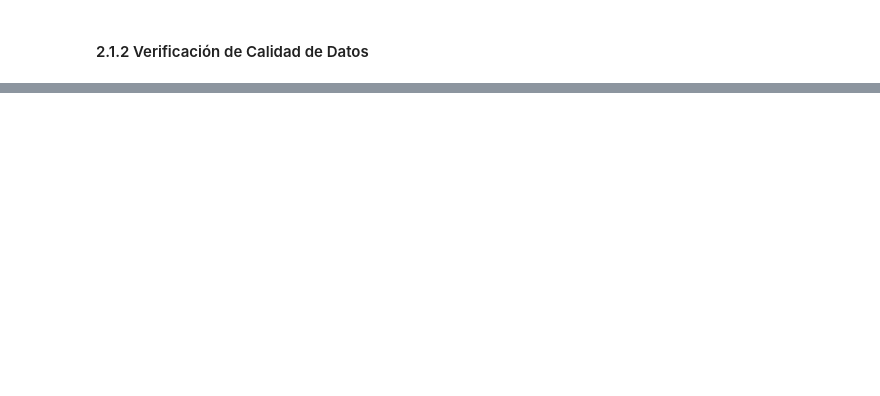
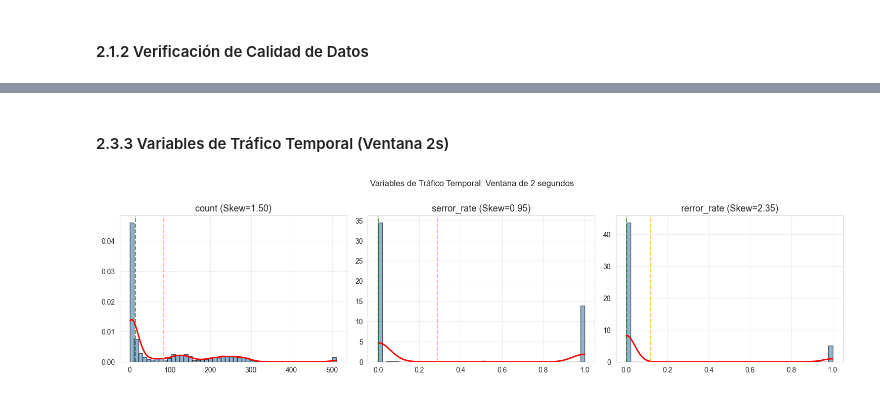
Before and after one commit to ChertaPro/Deteccion-de-Intrusiones-y-Analisis-de-Anomalias-en-Trafico-de-Red-mediante-Tecnicas-Estadasticas, a Jupyter notebook: Detección-de-Intrusiones-y-Análisis-de-Anomalías-en-Tráfico-de-Red-mediante-Técnicas-Estadísticas.ipynb, the cells around one changed output, grey strips where cells are left out. Saved outputs shown, nothing was run; the diff lists cells and outputs as text; code cells hidden in the pictures; blank space fills up the shorter version.

```diff
--- a/Detección-de-Intrusiones-y-Análisis-de-Anomalías-en-Tráfico-de-Red-mediante-Técnicas-Estadísticas.ipynb
+++ b/Detección-de-Intrusiones-y-Análisis-de-Anomalías-en-Tráfico-de-Red-mediante-Técnicas-Estadísticas.ipynb
@@ -3148,0 +594,28 @@ Componente      Coeficiente     Dirección
+# %% [markdown]
+#### 2.3.3 Variables de Tráfico Temporal (Ventana 2s)
+# %%
+# Variables temporales más relevantes
+temporal_viz = ['count', 'serror_rate', 'rerror_rate']
+
+fig, axes = plt.subplots(1, 3, figsize=(15, 4))
+axes = axes.flatten()
+
+for ax, var in zip(axes, temporal_viz):
+    data = train_df[var].dropna()
+
+    ax.hist(data, bins=50, density=True, alpha=0.6, color='steelblue', edgecolor='black')
+    if data.std() > 0:
+        kde = scipy.stats.gaussian_kde(data)
+        x_range = np.linspace(data.min(), data.max(), 200)
+        ax.plot(x_range, kde(x_range), 'r-', linewidth=2)
+
+    ax.axvline(data.mean(), color='orange', linestyle='--', linewidth=1.5, alpha=0.7)
+    ax.axvline(data.median(), color='green', linestyle='--', linewidth=1.5, alpha=0.7)
+    ax.set_title(f'{var} (Skew={data.skew():.2f})')
+    ax.grid(alpha=0.3)
+
+plt.suptitle('Variables de Tráfico Temporal: Ventana de 2 segundos', fontsize=12, y=1.00)
+plt.tight_layout()
+plt.show()
+# %% [output]
+[figure, added]
```
Also changed, not shown: parts of 176 cells of this notebook, 1 other file.
